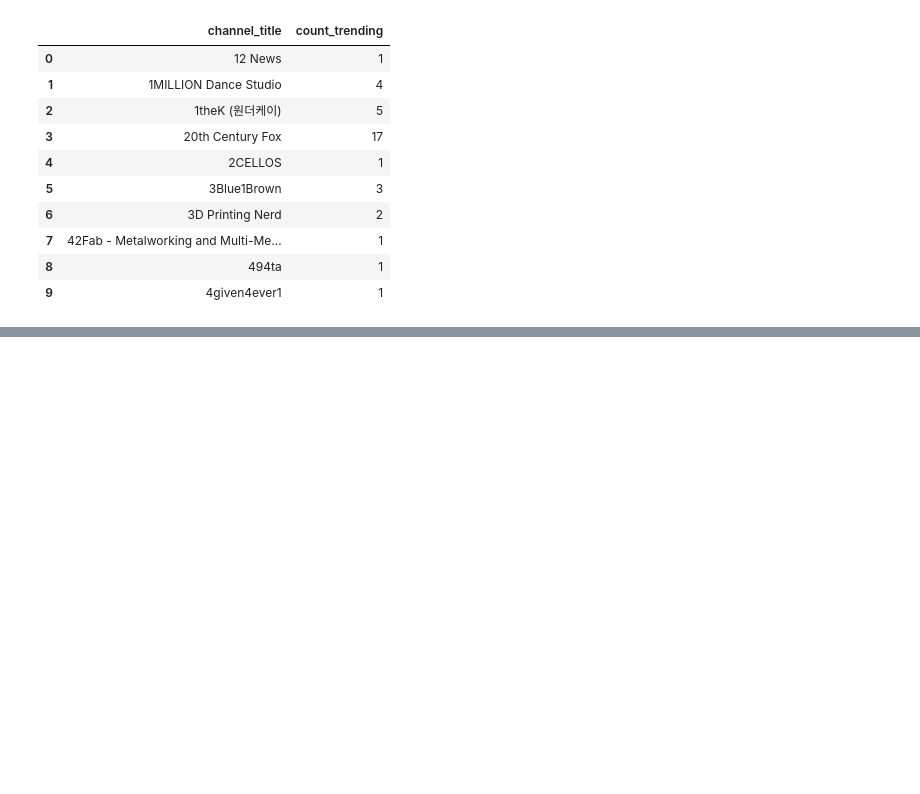
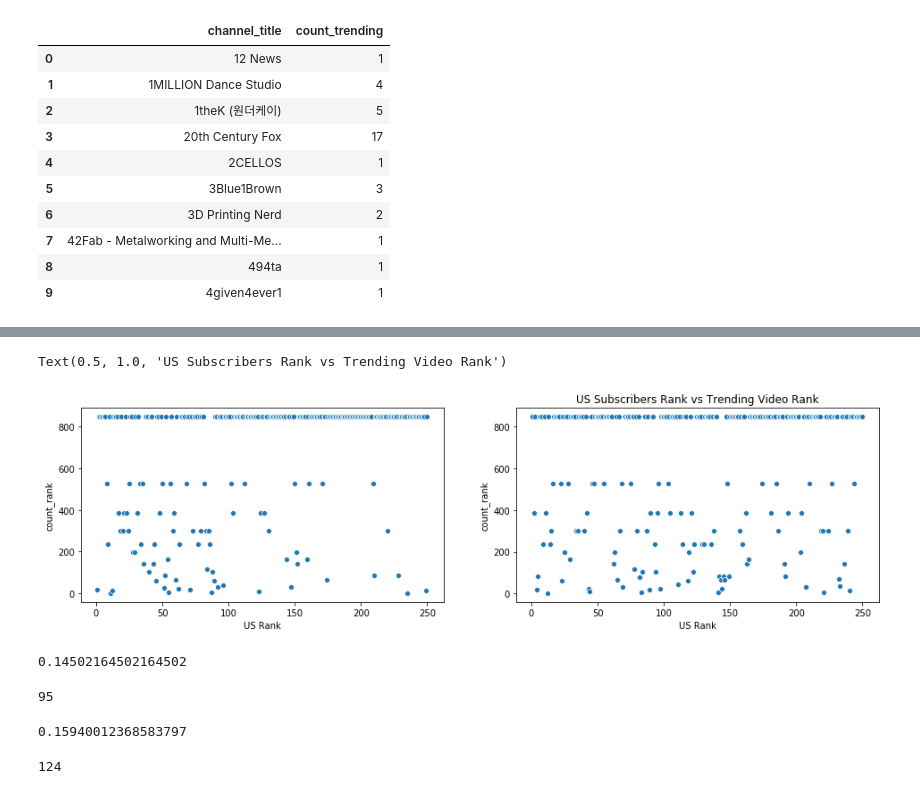
Before and after one commit to gillian850413/Final_Project, a Jupyter notebook: IS590PR_Final_Project_Part2.ipynb, the cells around one changed output, grey strips where cells are left out. Cells and saved outputs as stored; diff of their text form; code cells hidden in the pictures; blank space fills up the shorter version.

```diff
--- a/IS590PR_Final_Project_Part2.ipynb
+++ b/IS590PR_Final_Project_Part2.ipynb
@@ -578,4 +598,7 @@ def get_rank(df, title, count):
                 rank.append(i+1)
     return rank
 # %%
-top250_trend_temp = top250_trend[['Name', 'count_trending']].sort_values(by='count_trending', ascending=False)
+unique_trend_temp = unique_trend[['channel_title', 'count_trending']].sort_values(by='count_trending', ascending=False)
+count_rank = get_rank(unique_trend_temp, 'channel_title', 'count_trending')
+
+unique_trend_temp["count_rank"] = count_rank
@@ -606,0 +614,19 @@ top250_trend_temp
+# %%
+top250_views = drop_col0(top250_views)
+# %%
+def merge_trend(df1, df2):
+    """ This function merges the top youtube channel information and the video rank information together
+
+    :param df1: dataframe that consists of the top youtube channel information
+    :param df2: dataframe that consists of trending video rank information
+    :return: a merged dataframe
+    """
+    new_df = pd.merge(df1, df2, left_on='Name',right_on='channel_title', how='left', indicator=True)
+
+    new_df['count_trending'] = new_df['count_trending'].fillna(0)
+    new_df['count_rank'] = new_df['count_rank'].fillna(max(df2['count_rank'])+1)
+
+    return new_df
+# %%
+top250_trend_views = merge_trend(top250_views, unique_trend_temp)
+top250_trend_subs = merge_trend(top250_subs, unique_trend_temp)
@@ -606,0 +643,31 @@ top250_trend_temp
+# %%
+fig, axes = plt.subplots(1, 2, figsize=(16, 4))
+
+g1 = sns.scatterplot(x="US Rank", y="count_rank", data=top250_trend_views, ax=axes[0])
+axes[1].set_title('US View Rank vs Trending Video Rank')
+
+g2 = sns.scatterplot(x="US Rank", y="count_rank", data=top250_trend_subs, ax=axes[1])
+axes[1].set_title('US Subscribers Rank vs Trending Video Rank')
+# %% [output]
+Text(0.5, 1.0, 'US Subscribers Rank vs Trending Video Rank')
+[figure, added]
+# %%
+# calculate the proportion of trending videos uploaded by Top 250 channels based on views and world total trending videos
+top250_trend_views['count_trending'].sum() / unique_trend_temp['count_trending'].sum()
+# %% [output]
+0.14502164502164502
+# %%
+# count number of Youtubers that have trending videos in given time period
+len(top250_trend_views[top250_trend_views['count_trending']!=0])
+# %% [output]
+95
+# %%
+# calculate the proportion of trending videos uploaded by Top 250 channels based on views and world total trending videos
+top250_trend_subs['count_trending'].sum() / unique_trend_temp['count_trending'].sum()
+# %% [output]
+0.15940012368583797
+# %%
+# count number of Youtubers that have trending videos in given time period
+len(top250_trend_subs[top250_trend_subs['count_trending']!=0])
+# %% [output]
+124
```
Also changed, not shown: parts of 36 cells of this notebook.
